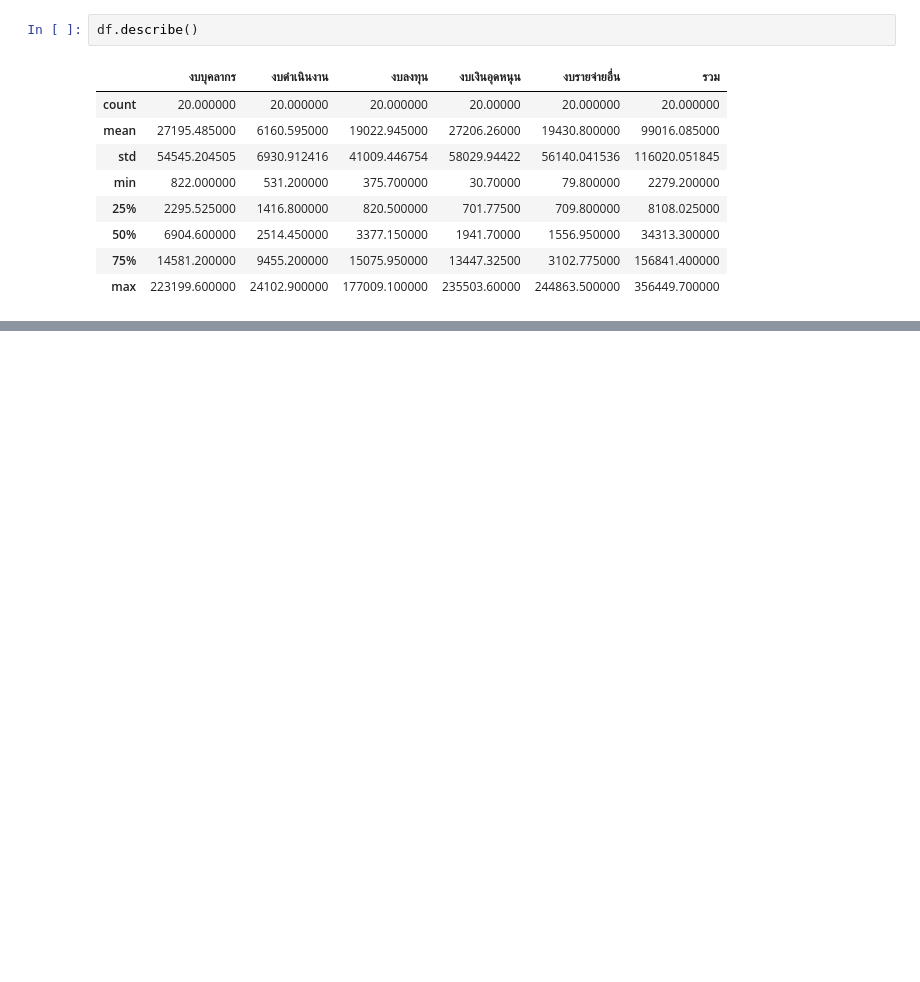
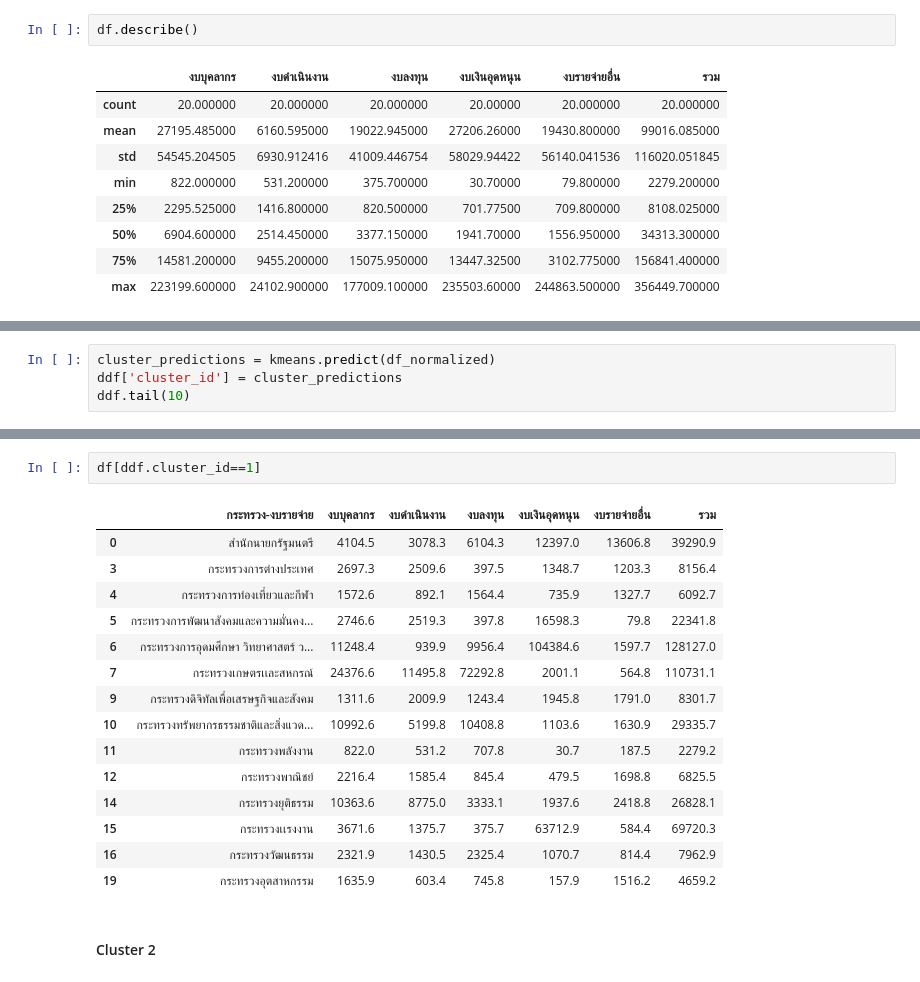
Before and after one commit to tamitamaboom/stat_assignment2, a Jupyter notebook: clustering/kmeans.ipynb, the cells around one changed output, grey strips where cells are left out. Drawn from its saved outputs; the diff is of its cells as text; blank space fills up the shorter version.

```diff
--- a/clustering/kmeans.ipynb
+++ b/clustering/kmeans.ipynb
@@ -99,0 +163,4 @@ df.describe()
+# %%
+cluster_predictions = kmeans.predict(df_normalized)
+ddf['cluster_id'] = cluster_predictions
+ddf.tail(10)
@@ -99,0 +240,20 @@ df.describe()
+# %%
+df[ddf.cluster_id==1]
+# %% [output]
+|  | กระทรวง-งบรายจ่าย | งบบุคลากร | งบดําเนินงาน | งบลงทุน | งบเงินอุดหนุน | งบรายจ่ายอื่น | รวม |
+| 0 | สำนักนายกรัฐมนตรี | 4104.5 | 3078.3 | 6104.3 | 12397.0 | 13606.8 | 39290.9 |
+| 3 | กระทรวงการต่างประเทศ | 2697.3 | 2509.6 | 397.5 | 1348.7 | 1203.3 | 8156.4 |
+| 4 | กระทรวงการท่องเที่ยวและกีฬา | 1572.6 | 892.1 | 1564.4 | 735.9 | 1327.7 | 6092.7 |
+| 5 | กระทรวงการพัฒนาสังคมและความมั่นคง... | 2746.6 | 2519.3 | 397.8 | 16598.3 | 79.8 | 22341.8 |
+| 6 | กระทรวงการอุดมศึกษา วิทยาศาสตร์ ว... | 11248.4 | 939.9 | 9956.4 | 104384.6 | 1597.7 | 128127.0 |
+| 7 | กระทรวงเกษตรเเละสหกรณ์ | 24376.6 | 11495.8 | 72292.8 | 2001.1 | 564.8 | 110731.1 |
+| 9 | กระทรวงดิจิทัลเพื่อเสรษฐกิจและสังคม | 1311.6 | 2009.9 | 1243.4 | 1945.8 | 1791.0 | 8301.7 |
+| 10 | กระทรวงทรัพยากรธรรมชาติและสิ่งแวด... | 10992.6 | 5199.8 | 10408.8 | 1103.6 | 1630.9 | 29335.7 |
+| 11 | กระทรวงพลังงาน | 822.0 | 531.2 | 707.8 | 30.7 | 187.5 | 2279.2 |
+| 12 | กระทรวงพาณิชย์ | 2216.4 | 1585.4 | 845.4 | 479.5 | 1698.8 | 6825.5 |
+| 14 | กระทรวงยุติธรรม | 10363.6 | 8775.0 | 3333.1 | 1937.6 | 2418.8 | 26828.1 |
+| 15 | กระทรวงเเรงงาน | 3671.6 | 1375.7 | 375.7 | 63712.9 | 584.4 | 69720.3 |
+| 16 | กระทรวงวัฒนธรรม | 2321.9 | 1430.5 | 2325.4 | 1070.7 | 814.4 | 7962.9 |
+| 19 | กระทรวงอุตสาหกรรม | 1635.9 | 603.4 | 745.8 | 157.9 | 1516.2 | 4659.2 |
+# %% [markdown]
+#### Cluster 2
```
Also changed, not shown: parts of 32 cells of this notebook, 2 other files.
